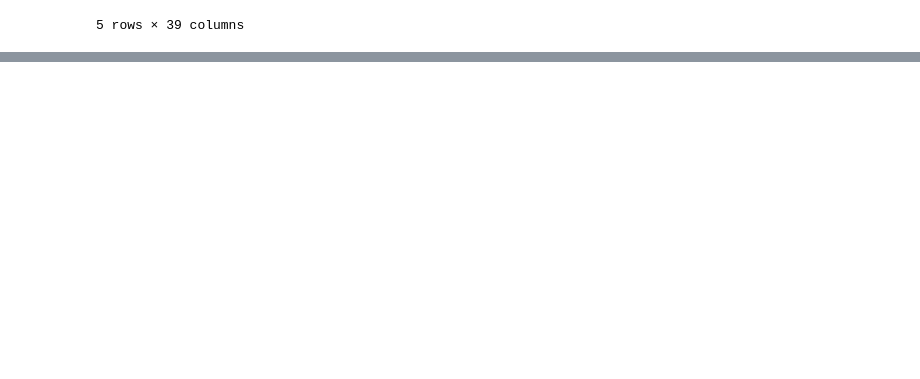
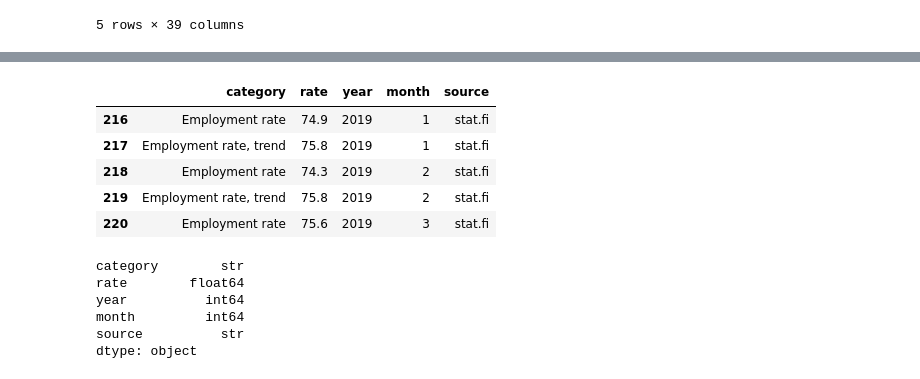
Before and after one commit to shreyakhetani/finland-labor-market-gig-shift-2019-2026, a Jupyter notebook: Scripts/Clean_data.ipynb, the cells around one changed output, grey strips where cells are left out. Drawn from its saved outputs; the diff is of its cells as text; code cells hidden in the pictures; blank space fills up the shorter version.

```diff
--- a/Scripts/Clean_data.ipynb
+++ b/Scripts/Clean_data.ipynb
@@ -153,0 +229,34 @@ df_employment = pd.read_csv('../data/raw/statfin_employment_rate_monthly_2010_20
+# %%
+# Split '2010M01' into separate year and month integer columns
+df_employment['year'] = df_employment['month_code'].str[:4].astype(int)
+df_employment['month'] = df_employment['month_code'].str[5:].astype(int)
+
+# Drop month_code as it's no longer needed — year and month columns replace it
+df_employment = df_employment.drop(columns='month_code')
+# %%
+# Convert rate to float
+df_employment['rate'] = df_employment['rate'].astype(float)
+# %%
+# Filter to 2019 onwards
+df_employment =df_employment[df_employment['year'] >= 2019]
+# %%
+## # Add source column
+df_employment['source'] = 'stat.fi'
+# %%
+df_employment.head()
+# %% [output]
+|  | category | rate | year | month | source |
+| 216 | Employment rate | 74.9 | 2019 | 1 | stat.fi |
+| 217 | Employment rate, trend | 75.8 | 2019 | 1 | stat.fi |
+| 218 | Employment rate | 74.3 | 2019 | 2 | stat.fi |
+| 219 | Employment rate, trend | 75.8 | 2019 | 2 | stat.fi |
+| 220 | Employment rate | 75.6 | 2019 | 3 | stat.fi |
+# %%
+df_employment.dtypes
+# %% [output]
+category        str
+rate        float64
+year          int64
+month         int64
+source          str
+dtype: object
```
Also changed, not shown: parts of 18 cells of this notebook, 2 other files.
